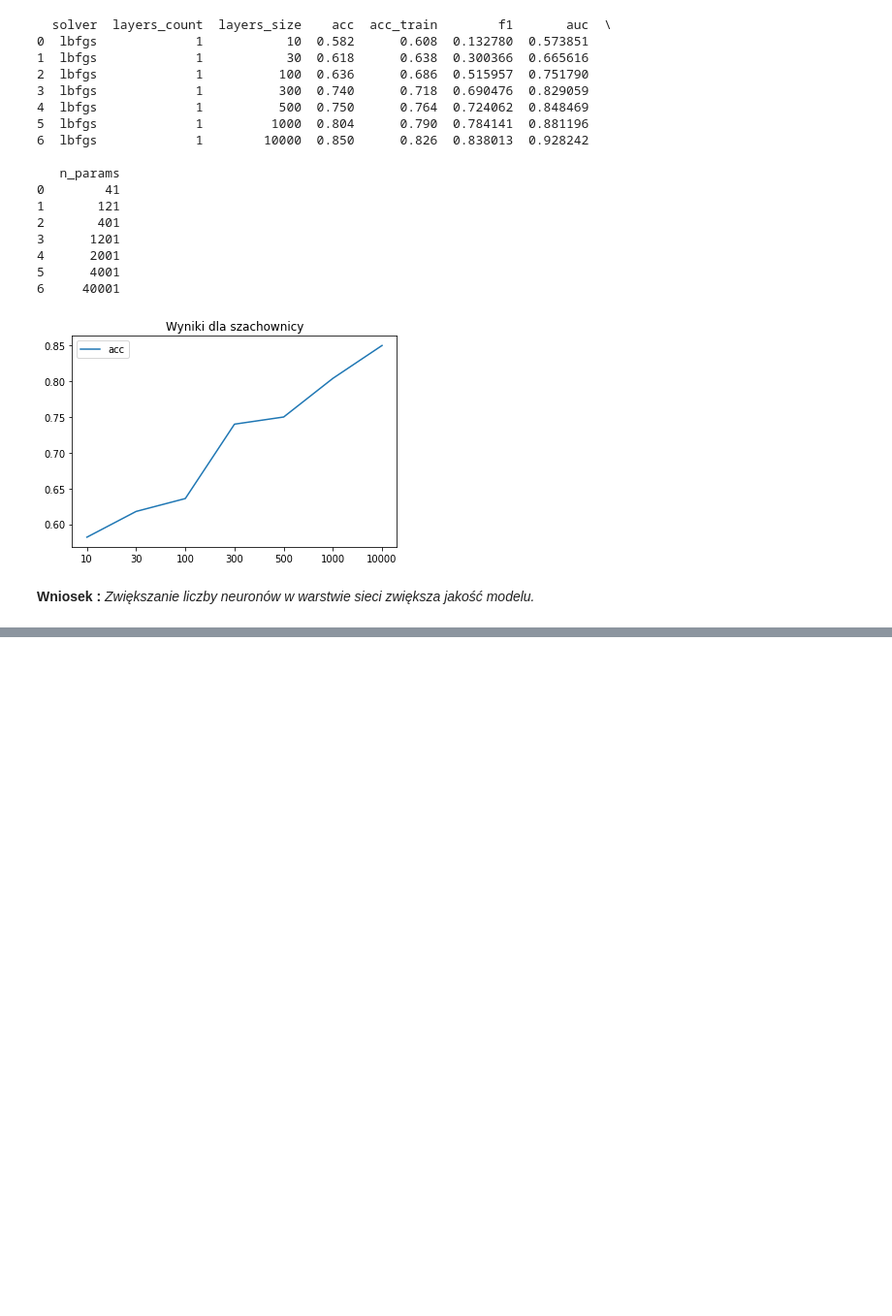
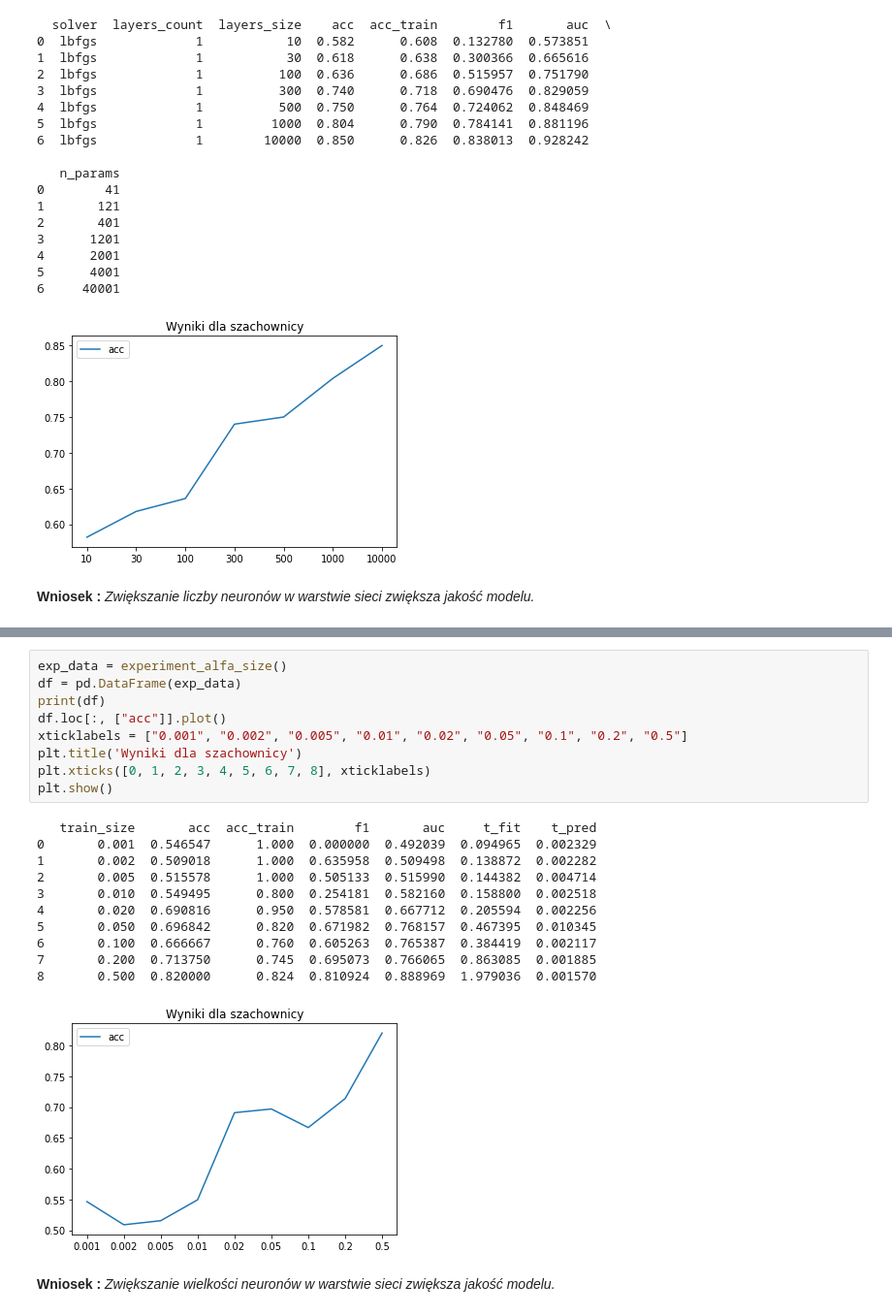
Before and after one commit to wolejnik/master-s-degree, a Jupyter notebook: classifier_MLP_ML1/main.ipynb, the cells around one changed output, grey strips where cells are left out. Shown at 97% size. Cells and saved outputs as stored; diff of their text form; blank space fills up the shorter version.

```diff
--- a/classifier_MLP_ML1/main.ipynb
+++ b/classifier_MLP_ML1/main.ipynb
@@ -409,0 +484,23 @@ plt.show()
+# %%
+exp_data = experiment_alfa_size()
+df = pd.DataFrame(exp_data)
+print(df)
+df.loc[:, ["acc"]].plot()
+xticklabels = ["0.001", "0.002", "0.005", "0.01", "0.02", "0.05", "0.1", "0.2", "0.5"]
+plt.title('Wyniki dla szachownicy')
+plt.xticks([0, 1, 2, 3, 4, 5, 6, 7, 8], xticklabels)
+plt.show()
+# %% [output]
+   train_size       acc  acc_train        f1       auc     t_fit    t_pred
+0       0.001  0.546547      1.000  0.000000  0.492039  0.094965  0.002329
+1       0.002  0.509018      1.000  0.635958  0.509498  0.138872  0.002282
+2       0.005  0.515578      1.000  0.505133  0.515990  0.144382  0.004714
+3       0.010  0.549495      0.800  0.254181  0.582160  0.158800  0.002518
+4       0.020  0.690816      0.950  0.578581  0.667712  0.205594  0.002256
+5       0.050  0.696842      0.820  0.671982  0.768157  0.467395  0.010345
+6       0.100  0.666667      0.760  0.605263  0.765387  0.384419  0.002117
+7       0.200  0.713750      0.745  0.695073  0.766065  0.863085  0.001885
+8       0.500  0.820000      0.824  0.810924  0.888969  1.979036  0.001570
+[figure, added]
+# %% [markdown]
+**Wniosek :** _Zwiększanie wielkości neuronów w warstwie sieci zwiększa jakość modelu._
```
Also changed, not shown: parts of 3 cells of this notebook.
